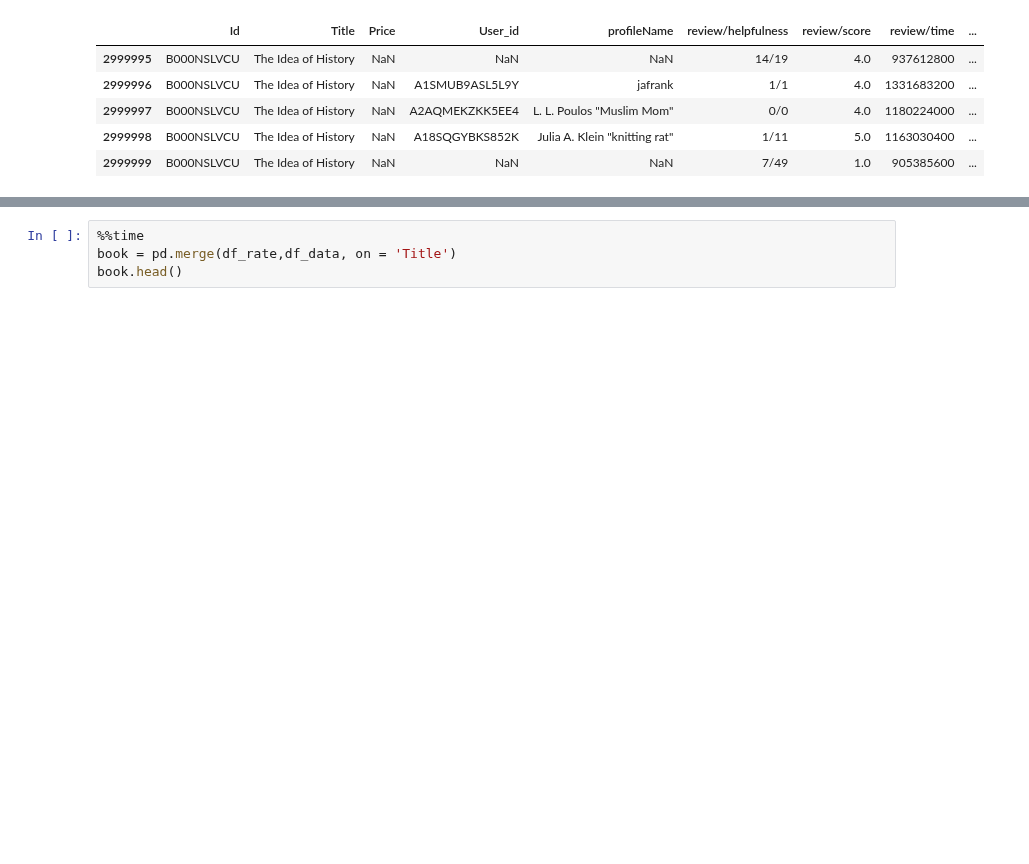
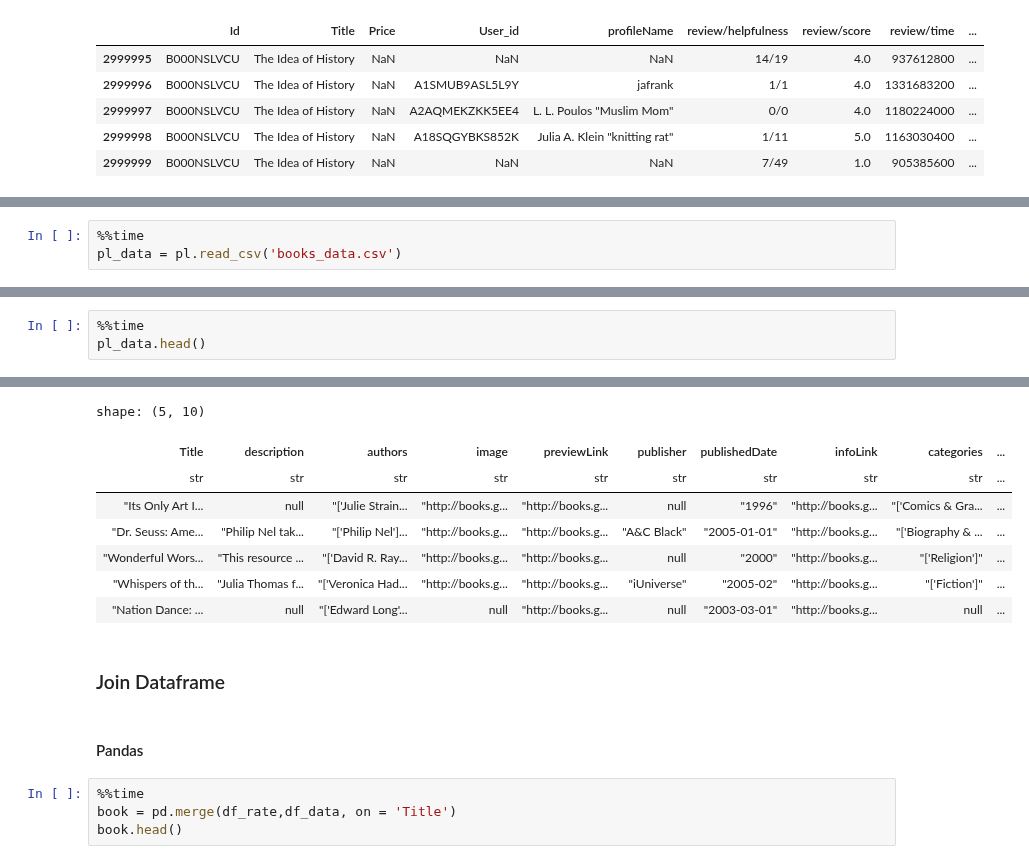
Before and after one commit to drshahizan/Python-big-data, a Jupyter notebook: Project/SDS/SDS_Project.ipynb, the cells around one changed output, grey strips where cells are left out. Saved outputs shown, nothing was run; the diff lists cells and outputs as text; blank space fills up the shorter version.

```diff
--- a/Project/SDS/SDS_Project.ipynb
+++ b/Project/SDS/SDS_Project.ipynb
@@ -163,0 +184,3 @@ Wall time: 272 µs
+# %%
+%%time
+pl_data = pl.read_csv('books_data.csv')
@@ -163,0 +190,4 @@ Wall time: 272 µs
+# %%
+%%time
+pl_data.head()
+# %% [output]
@@ -164,3 +196,15 @@ Wall time: 272 µs
+shape: (5, 10)
+| Title | description | authors | image | previewLink | publisher | publishedDate | infoLink | categories | ... |
+| str | str | str | str | str | str | str | str | str | ... |
+| "Its Only Art I... | null | "['Julie Strain... | "http://books.g... | "http://books.g... | null | "1996" | "http://books.g... | "['Comics & Gra... | ... |
+| "Dr. Seuss: Ame... | "Philip Nel tak... | "['Philip Nel']... | "http://books.g... | "http://books.g... | "A&C Black" | "2005-01-01" | "http://books.g... | "['Biography & ... | ... |
+| "Wonderful Wors... | "This resource ... | "['David R. Ray... | "http://books.g... | "http://books.g... | null | "2000" | "http://books.g... | "['Religion']" | ... |
+| "Whispers of th... | "Julia Thomas f... | "['Veronica Had... | "http://books.g... | "http://books.g... | "iUniverse" | "2005-02" | "http://books.g... | "['Fiction']" | ... |
+| "Nation Dance: ... | null | "['Edward Long'... | null | "http://books.g... | null | "2003-03-01" | "http://books.g... | null | ... |
+# %% [markdown]
+### Join Dataframe
+# %% [markdown]
+#### Pandas
 # %%
 %%time
 book = pd.merge(df_rate,df_data, on = 'Title')
```
Also changed, not shown: parts of 39 cells of this notebook.
